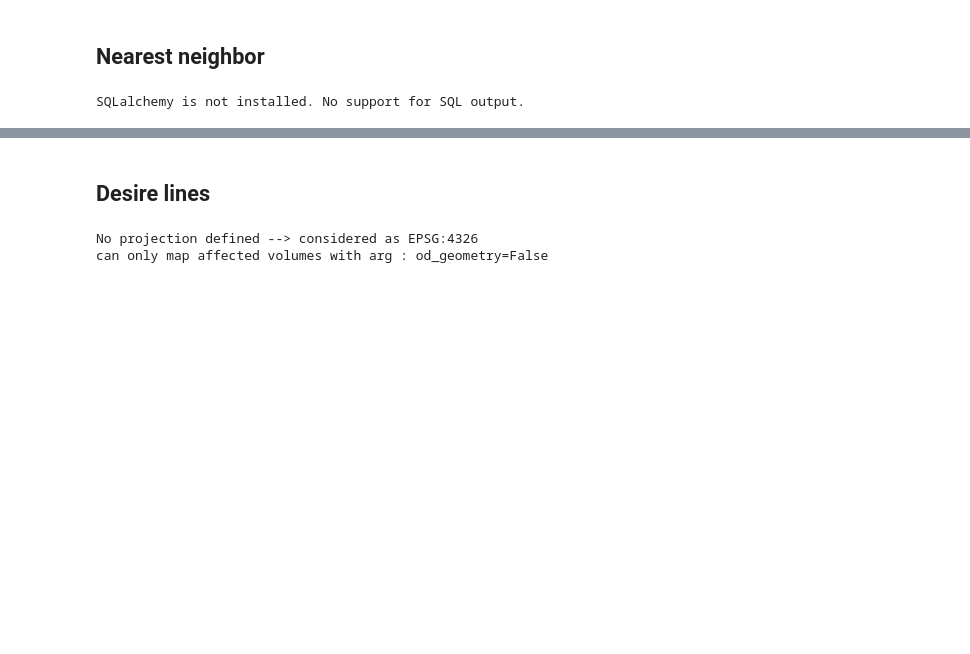
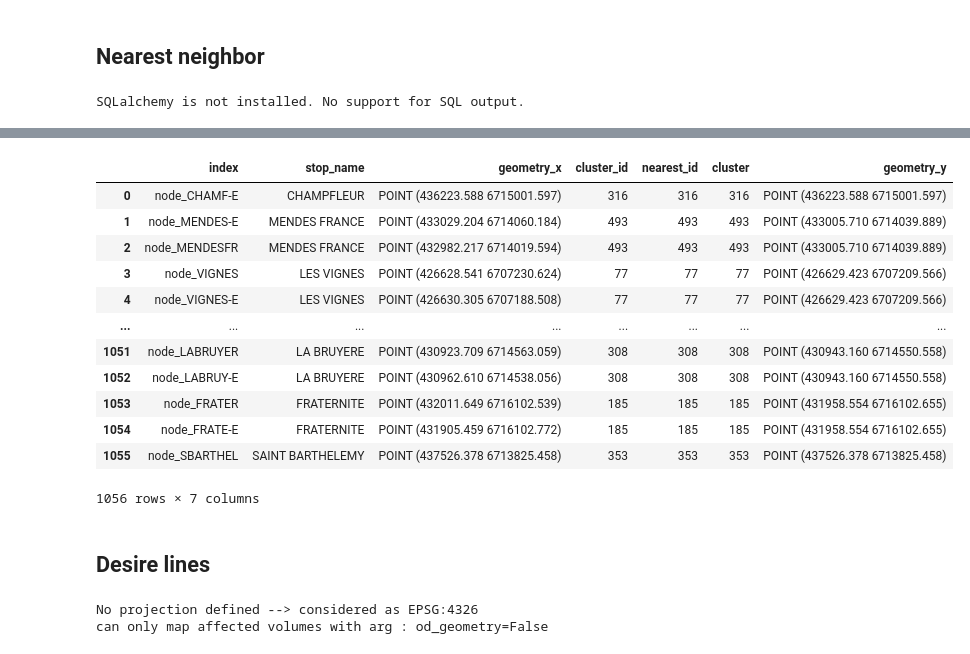
Before and after one commit to systragroup/syspy_examples, a Jupyter notebook: syspy/03_neighbors.ipynb, the cells around one changed output, grey strips where cells are left out. Saved outputs shown, nothing was run; the diff lists cells and outputs as text; code cells hidden in the pictures; blank space fills up the shorter version.

```diff
--- a/syspy/03_neighbors.ipynb
+++ b/syspy/03_neighbors.ipynb
@@ -36,3 +36,3 @@ neighbors.nearest(nodes, clusters)
 1056 rows × 5 columns
 # %%
-nodes['cluster_id'] = neighbors.nearest(nodes, clusters).set_index('ix_one')['ix_many']
+nodes['nearest_id'] = neighbors.nearest(nodes, clusters).set_index('ix_one')['ix_many']
@@ -38,0 +64,16 @@ nodes['cluster_id'] = neighbors.nearest(nodes, clusters).set_index('ix_one')['ix
+# %%
+merged = nodes.merge(clusters, left_on='cluster_id', right_on='cluster')
+# %% [output]
+|  | index | stop_name | geometry_x | cluster_id | nearest_id | cluster | geometry_y |
+| 0 | node_CHAMF-E | CHAMPFLEUR | POINT (436223.588 6715001.597) | 316 | 316 | 316 | POINT (436223.588 6715001.597) |
+| 1 | node_MENDES-E | MENDES FRANCE | POINT (433029.204 6714060.184) | 493 | 493 | 493 | POINT (433005.710 6714039.889) |
+| 2 | node_MENDESFR | MENDES FRANCE | POINT (432982.217 6714019.594) | 493 | 493 | 493 | POINT (433005.710 6714039.889) |
+| 3 | node_VIGNES | LES VIGNES | POINT (426628.541 6707230.624) | 77 | 77 | 77 | POINT (426629.423 6707209.566) |
+| 4 | node_VIGNES-E | LES VIGNES | POINT (426630.305 6707188.508) | 77 | 77 | 77 | POINT (426629.423 6707209.566) |
+| ... | ... | ... | ... | ... | ... | ... | ... |
+| 1051 | node_LABRUYER | LA BRUYERE | POINT (430923.709 6714563.059) | 308 | 308 | 308 | POINT (430943.160 6714550.558) |
+| 1052 | node_LABRUY-E | LA BRUYERE | POINT (430962.610 6714538.056) | 308 | 308 | 308 | POINT (430943.160 6714550.558) |
+| 1053 | node_FRATER | FRATERNITE | POINT (432011.649 6716102.539) | 185 | 185 | 185 | POINT (431958.554 6716102.655) |
+| 1054 | node_FRATE-E | FRATERNITE | POINT (431905.459 6716102.772) | 185 | 185 | 185 | POINT (431958.554 6716102.655) |
+| 1055 | node_SBARTHEL | SAINT BARTHELEMY | POINT (437526.378 6713825.458) | 353 | 353 | 353 | POINT (437526.378 6713825.458) |
+1056 rows × 7 columns
```
Also changed, not shown: parts of 9 cells of this notebook, 26 other files.
